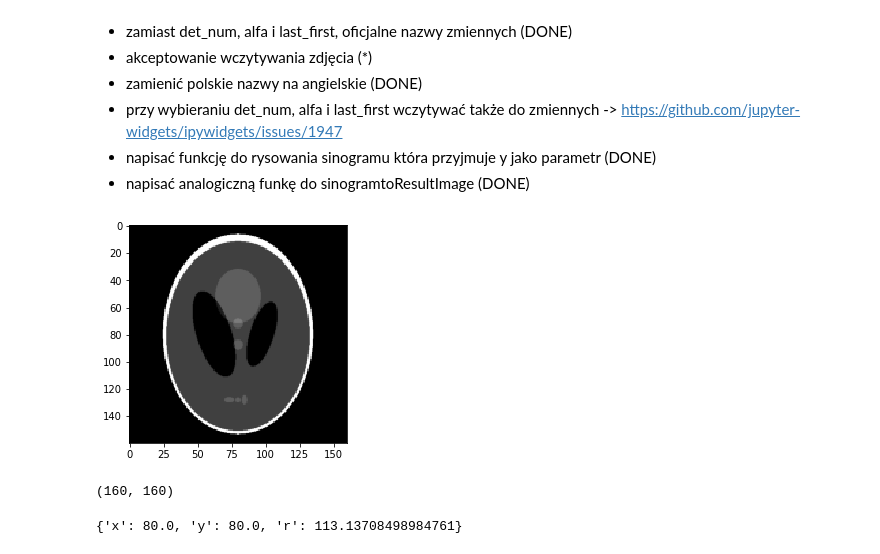
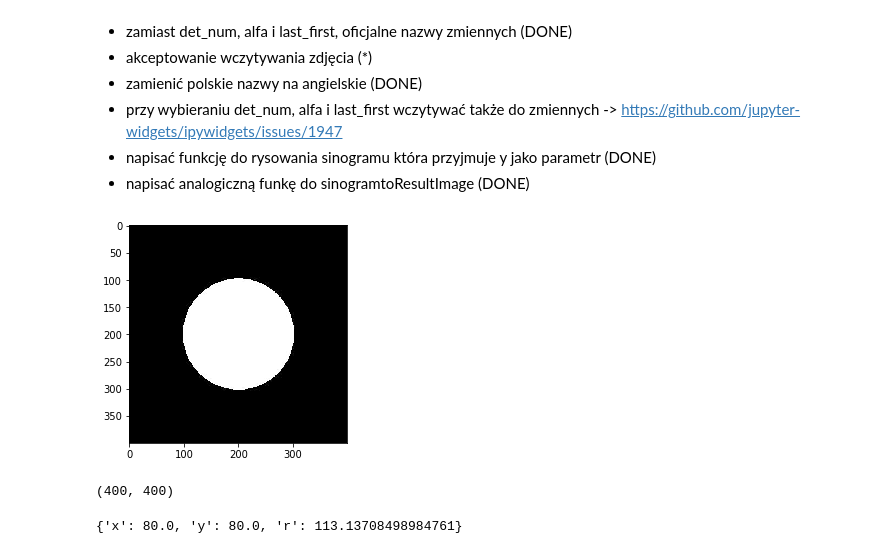
Before and after one commit to EwaKomkowska/Informatyka_w_medycynie, a Jupyter notebook: Tomografv0.ipynb, the cells around one changed output. Saved outputs shown, nothing was run; the diff lists cells and outputs as text; code cells hidden in the pictures.

```diff
--- a/Tomografv0.ipynb
+++ b/Tomografv0.ipynb
@@ -28,22 +28,22 @@ import math
 # %%
 def rgb2gray(rgb):
     return np.dot(rgb[...,:3], [0.2989, 0.5870, 0.1140])
 
 def readImage(filepath):
     return rgb2gray(mpimg.imread(filepath))
 
 def showImage(img):
     plt.imshow(img, cmap=plt.cm.Greys_r)
     plt.show()
 
-#image = readImage('tomograf-zdjecia/Kolo.jpg')
-image = shepp_logan_phantom()
-image = rescale(image, scale=0.4, mode='reflect', multichannel=False)
+image = readImage('tomograf-zdjecia/Kolo.jpg')
+#image = shepp_logan_phantom()
+#image = rescale(image, scale=0.4, mode='reflect', multichannel=False)
 showImage(image)
 image.shape
 # %% [output]
-[figure, old version]
+[figure, new version]
-(160, 160)
+(400, 400)
 # %%
 sinogram = None
 
```
Also changed, not shown: parts of 1 cell of this notebook.
